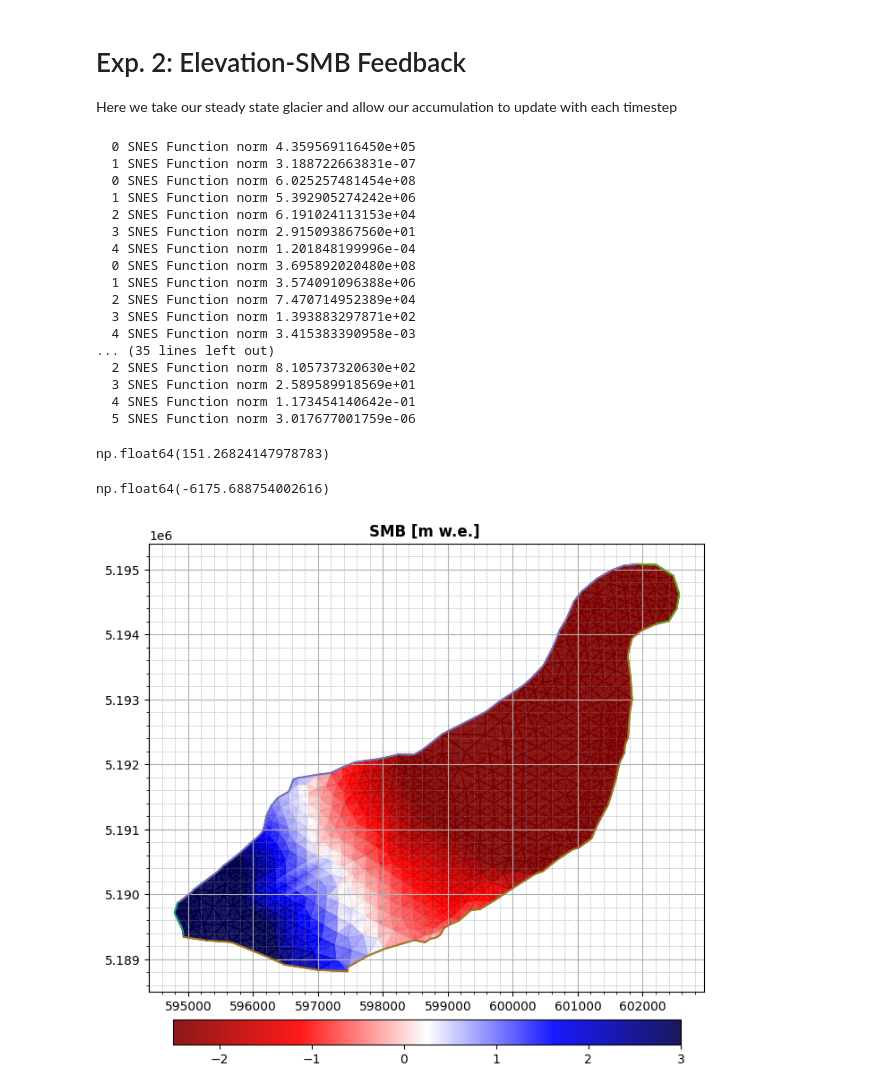
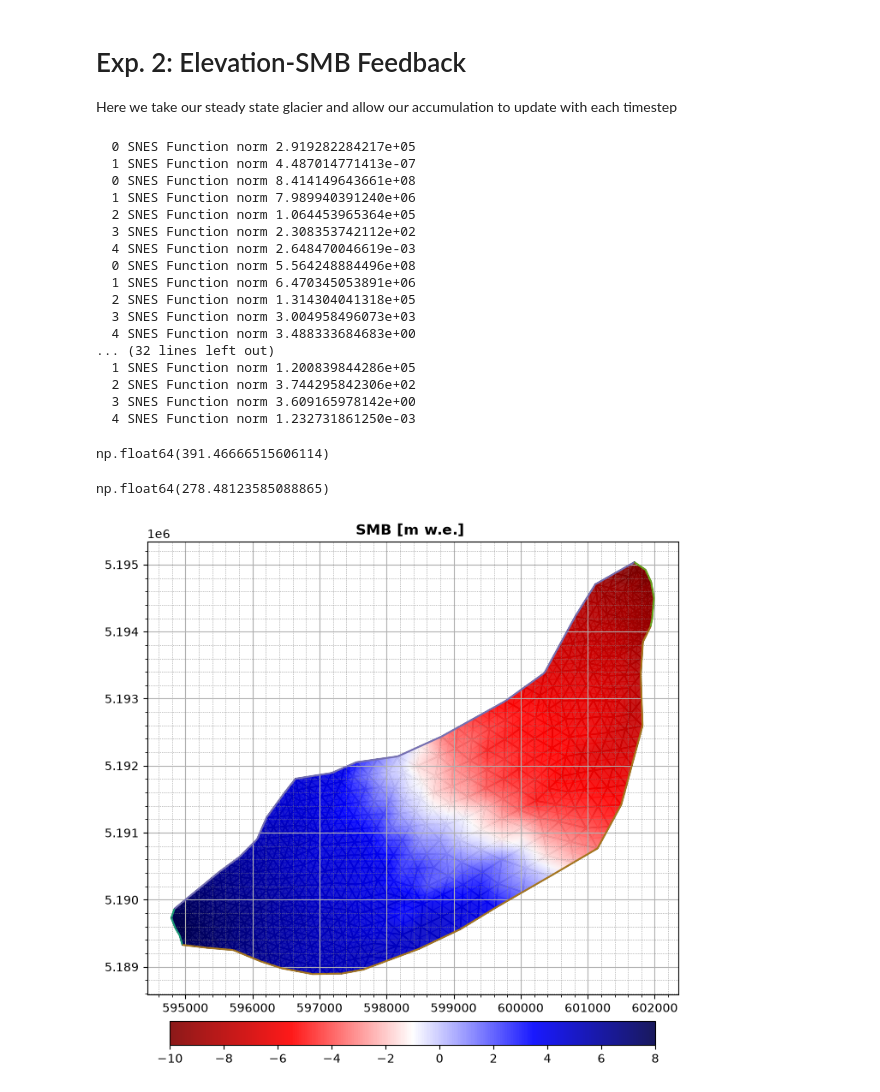
Before and after one commit to JonMaurer/Emmons_Glacier, a Jupyter notebook: emmons_dual_SMBelev_exp.ipynb, the cells around one changed output. Saved outputs shown, nothing was run; the diff lists cells and outputs as text; code cells hidden in the pictures.

```diff
--- a/emmons_dual_SMBelev_exp.ipynb
+++ b/emmons_dual_SMBelev_exp.ipynb
@@ -26,7 +24,7 @@ from icepack2.model.variational import momentum_balance, flow_law, friction_law
 
 cmap2 = LinearSegmentedColormap.from_list('', ['white', 'tab:blue', 'yellow', 'tab:orange', 'tab:red'])
 # %%
-with firedrake.CheckpointFile('emmons-SteadySMBElev.h5', "r") as chk:
+with firedrake.CheckpointFile('../temp_tiltedSMB.h5', "r") as chk:
     mesh = chk.load_mesh()
     timesteps = np.array(chk.h5pyfile["timestep"])
     b = chk.load_function(mesh, name="bed", idx=len(timesteps) - 1)
@@ -40,7 +38,7 @@ dg0 = firedrake.FiniteElement("DG", "triangle", 0)
 dg1 = firedrake.FiniteElement("DG", "triangle", 1)
 cg1 = firedrake.FiniteElement("CG", "triangle", 1)
 
-Q = firedrake.FunctionSpace(mesh, dg1)
+Q = firedrake.FunctionSpace(mesh, cg1)
 V = firedrake.VectorFunctionSpace(mesh, cg1)
 Σ = firedrake.TensorFunctionSpace(mesh, dg0, symmetry=True)
 T = firedrake.VectorFunctionSpace(mesh, cg1)
@@ -143,25 +141,25 @@ for exponent in np.linspace(1.0, 3.0, num_continuation_steps):
     n.assign(exponent)
     momentum_solver.solve()
 # %% [output]
-  0 SNES Function norm 4.359569116450e+05
-  1 SNES Function norm 3.188722663831e-07
-  0 SNES Function norm 6.025257481454e+08
-  1 SNES Function norm 5.392905274242e+06
-  2 SNES Function norm 6.191024113153e+04
-  3 SNES Function norm 2.915093867560e+01
-  4 SNES Function norm 1.201848199996e-04
-  0 SNES Function norm 3.695892020480e+08
-  1 SNES Function norm 3.574091096388e+06
-  2 SNES Function norm 7.470714952389e+04
-  3 SNES Function norm 1.393883297871e+02
-  4 SNES Function norm 3.415383390958e-03
-... (35 lines left out)
-  2 SNES Function norm 8.105737320630e+02
-  3 SNES Function norm 2.589589918569e+01
-  4 SNES Function norm 1.173454140642e-01
-  5 SNES Function norm 3.017677001759e-06
+  0 SNES Function norm 2.919282284217e+05
+  1 SNES Function norm 4.487014771413e-07
+  0 SNES Function norm 8.414149643661e+08
+  1 SNES Function norm 7.989940391240e+06
+  2 SNES Function norm 1.064453965364e+05
+  3 SNES Function norm 2.308353742112e+02
+  4 SNES Function norm 2.648470046619e-03
+  0 SNES Function norm 5.564248884496e+08
+  1 SNES Function norm 6.470345053891e+06
+  2 SNES Function norm 1.314304041318e+05
+  3 SNES Function norm 3.004958496073e+03
+  4 SNES Function norm 3.488333684683e+00
+... (32 lines left out)
+  1 SNES Function norm 1.200839844286e+05
+  2 SNES Function norm 3.744295842306e+02
+  3 SNES Function norm 3.609165978142e+00
+  4 SNES Function norm 1.232731861250e-03
 # %%
 u_init, M_init, τ_init = z.subfunctions
 u_init.dat.data_ro.max()
 # %% [output]
-np.float64(151.26824147978783)
+np.float64(391.46666515606114)
@@ -168,17 +173,12 @@ np.float64(151.26824147978783)
 # %%
-s_min = s.dat.data_ro.min()
-s_max = s.dat.data_ro.max()
-s_diff = int(np.round(s_max - s_min))
-
-s_vals = np.linspace(s_min, s_max, s_diff)
-a_vals = np.zeros(s_diff)
-
 # Set the breakpoints & associated mass balance
-a_max = 3
-ela = 3200
+a_max = 8
+ela = 2700
 
 z = [s_min, ela, s_max] #[s0, ela OR wind_elev, smax]
-b_dot = [-7, 3, a_max] # [b_t, b_max, a_max OR wind scour]
+b_dot = [-10, 4, a_max] # [b_t, b_max, a_max OR wind scour]
+
+windS_elev = z[1]
 
 # Slope calculations
 m1 = (b_dot[1] - b_dot[0]) / (z[1] - z[0])         # Normal da/dz
@@ -186,56 +186,54 @@ y1_int = b_dot[1] - m1 * z[1]
 
 m2 = (b_dot[2] - b_dot[1]) / (z[2] - z[1])         # Wind scour da/dz
 y2_int = b_dot[2] - m2 * z[2]
-
-debris_melt = -2.5
-debris_elev = 2100
 # %%
 # Actual expression for the SMB
-expr3 = conditional(                               # Below wind scour
-    ela >= s,
+expr2 = conditional(                               # Below wind scour
+    windS_elev >= s,
     (m1 * s) + y1_int,
     0,
 )
 
-expr2 = conditional(                                # Above wind scour
-    ela < s,                                 #condition
+expr = conditional(                                # Above wind scour
+    windS_elev < s,                                 #condition
     min_value(a_max, y2_int + (m2 * s)),
-    expr3,                                          # false val
+    expr2,                                          # false val
 )
 
+# Wrapping it into a function
 def smb2(s):
-    return expr2
+    return expr
 
 a = firedrake.Function(Q).interpolate(smb2(s))
 a.dat.data_ro.sum()
 # %% [output]
-np.float64(-6175.688754002616)
+np.float64(278.48123585088865)
 # %%
 fig, axes = plt.subplots(figsize = (8, 8), sharex = True, sharey = True)
 
 axes.set_aspect("equal")
 firedrake.triplot(mesh,
                   axes=axes)
 colors = firedrake.tripcolor(a,
-                             vmin = -2.5,
+                             #vmin = -2.5,
                              #vmax = 4,
                              alpha = 0.9,
                              cmap = 'seismic_r',
                              axes=axes)
 
 fig.colorbar(colors, fraction=0.046, pad=0.05, orientation = 'horizontal')
 axes.set_title('SMB [m w.e.] ', fontweight = 'bold')
 
 axes.xaxis.set_minor_locator(AutoMinorLocator())
 axes.tick_params(which='both')
 axes.tick_params(which='major')
 axes.tick_params(which='minor')
 axes.yaxis.set_minor_locator(AutoMinorLocator())
 
 axes.grid()
 axes.grid(which='minor', linestyle=':', linewidth='0.5', color='gray')
 # %% [output]
-[figure, old version]
+[figure, new version]
 # %%
 u, M, τ, h = firedrake.split(w)
 v, N, σ, η = firedrake.TestFunctions(W)
```
Also changed, not shown: parts of 10 cells of this notebook, 7 other files.
